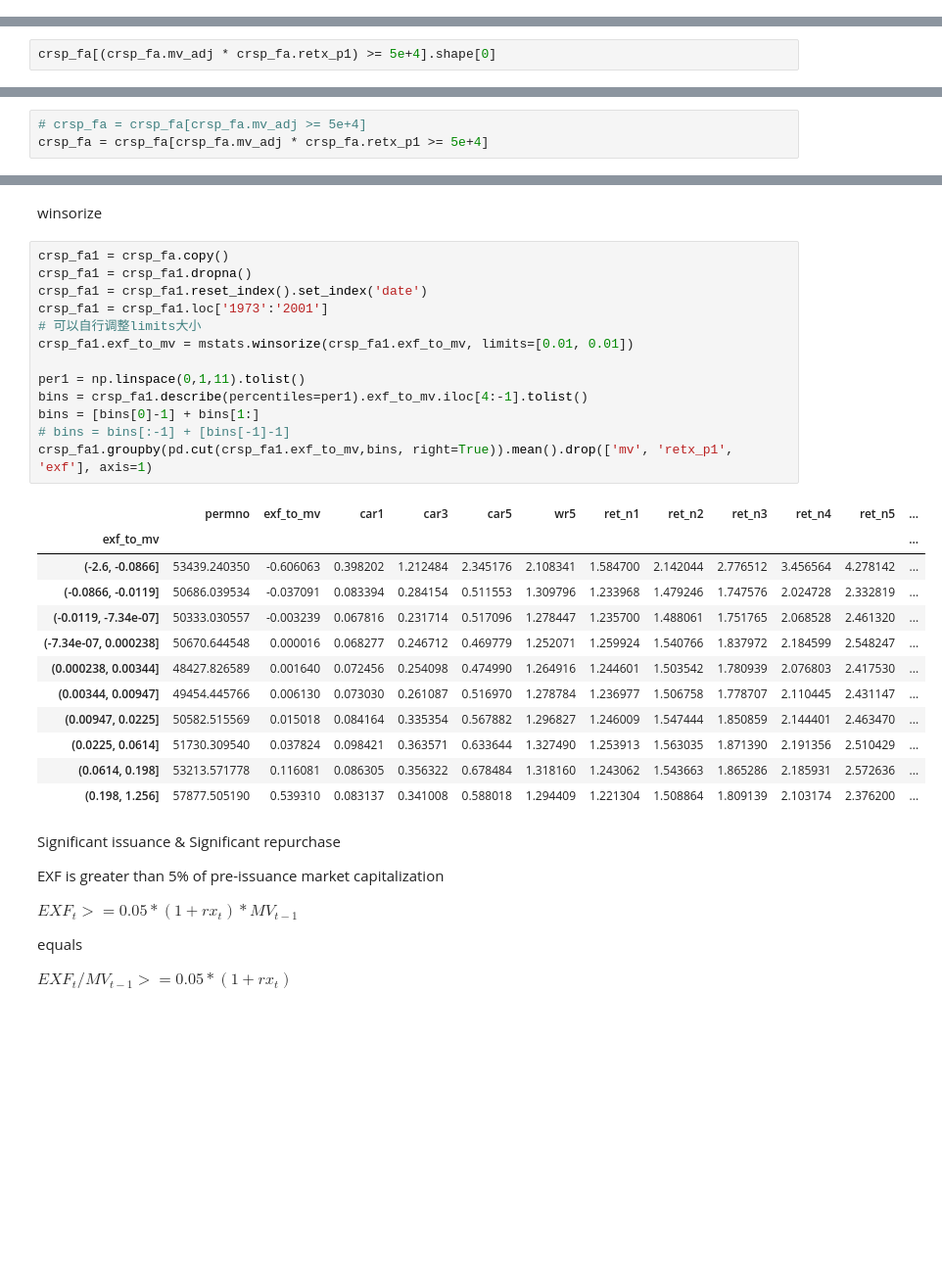
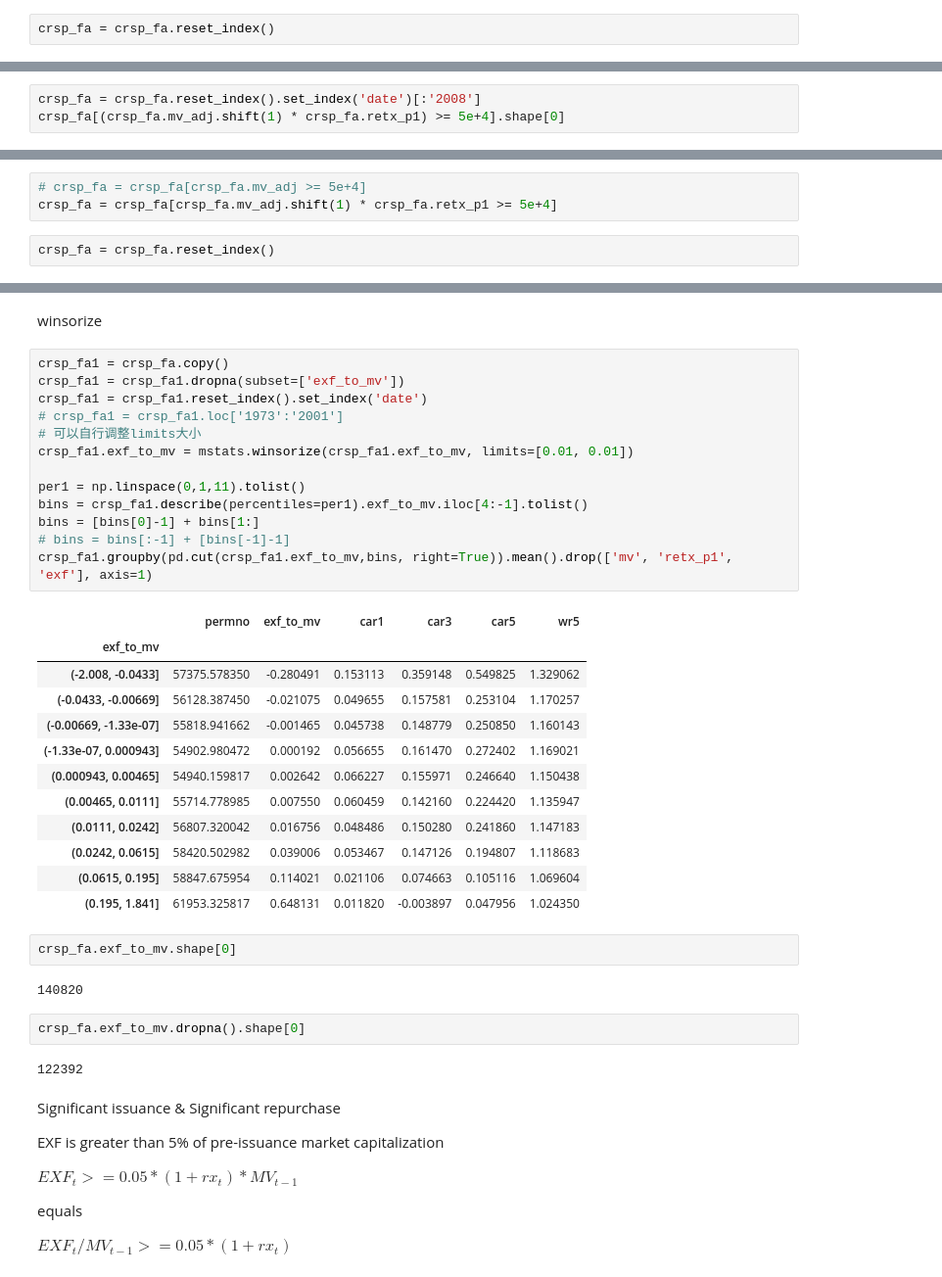
Before and after one commit to dxcv/strategy_research, a Jupyter notebook: wrds/calculate exf car wr 0.03.ipynb, the cells around one changed output, grey strips where cells are left out. Shown at 98% size. Saved outputs shown, nothing was run; the diff lists cells and outputs as text; blank space fills up the shorter version.

```diff
--- a/wrds/calculate exf car wr 0.03.ipynb
+++ b/wrds/calculate exf car wr 0.03.ipynb
@@ -83,3 +399,5 @@ crsp_fa = pd.read_csv('data/crsp_fa.zip',
+# %%
+crsp_fa = crsp_fa.reset_index()
 # %% [markdown]
 查看firm-years数量
 
@@ -89,5 +407,6 @@ ps:因为流通股数的单位默认是1000, 故mv_adj只需要大于50000即可
 # %% [output]
 145087
 # %%
-crsp_fa[(crsp_fa.mv_adj * crsp_fa.retx_p1) >= 5e+4].shape[0]
+crsp_fa = crsp_fa.reset_index().set_index('date')[:'2008']
+crsp_fa[(crsp_fa.mv_adj.shift(1) * crsp_fa.retx_p1) >= 5e+4].shape[0]
 # %% [output]
@@ -95,3 +414,5 @@ crsp_fa[(crsp_fa.mv_adj * crsp_fa.retx_p1) >= 5e+4].shape[0]
 # %%
 # crsp_fa = crsp_fa[crsp_fa.mv_adj >= 5e+4]
-crsp_fa = crsp_fa[crsp_fa.mv_adj * crsp_fa.retx_p1 >= 5e+4]
+crsp_fa = crsp_fa[crsp_fa.mv_adj.shift(1) * crsp_fa.retx_p1 >= 5e+4]
+# %%
+crsp_fa = crsp_fa.reset_index()
@@ -123,30 +453,38 @@ crsp_fa.head()
 winsorize
 # %%
 crsp_fa1 = crsp_fa.copy()
-crsp_fa1 = crsp_fa1.dropna()
+crsp_fa1 = crsp_fa1.dropna(subset=['exf_to_mv'])
 crsp_fa1 = crsp_fa1.reset_index().set_index('date')
-crsp_fa1 = crsp_fa1.loc['1973':'2001']
+# crsp_fa1 = crsp_fa1.loc['1973':'2001']
 # 可以自行调整limits大小
 crsp_fa1.exf_to_mv = mstats.winsorize(crsp_fa1.exf_to_mv, limits=[0.01, 0.01])
 
 per1 = np.linspace(0,1,11).tolist()
 bins = crsp_fa1.describe(percentiles=per1).exf_to_mv.iloc[4:-1].tolist()
 bins = [bins[0]-1] + bins[1:]
 # bins = bins[:-1] + [bins[-1]-1]
 crsp_fa1.groupby(pd.cut(crsp_fa1.exf_to_mv,bins, right=True)).mean().drop(['mv', 'retx_p1', 'exf'], axis=1)
 # %% [output]
-|  | permno | exf_to_mv | car1 | car3 | car5 | wr5 | ret_n1 | ret_n2 | ret_n3 | ret_n4 | ret_n5 | ... |
-| exf_to_mv |  |  |  |  |  |  |  |  |  |  |  | ... |
-| (-2.6, -0.0866] | 53439.240350 | -0.606063 | 0.398202 | 1.212484 | 2.345176 | 2.108341 | 1.584700 | 2.142044 | 2.776512 | 3.456564 | 4.278142 | ... |
-| (-0.0866, -0.0119] | 50686.039534 | -0.037091 | 0.083394 | 0.284154 | 0.511553 | 1.309796 | 1.233968 | 1.479246 | 1.747576 | 2.024728 | 2.332819 | ... |
-| (-0.0119, -7.34e-07] | 50333.030557 | -0.003239 | 0.067816 | 0.231714 | 0.517096 | 1.278447 | 1.235700 | 1.488061 | 1.751765 | 2.068528 | 2.461320 | ... |
-| (-7.34e-07, 0.000238] | 50670.644548 | 0.000016 | 0.068277 | 0.246712 | 0.469779 | 1.252071 | 1.259924 | 1.540766 | 1.837972 | 2.184599 | 2.548247 | ... |
-| (0.000238, 0.00344] | 48427.826589 | 0.001640 | 0.072456 | 0.254098 | 0.474990 | 1.264916 | 1.244601 | 1.503542 | 1.780939 | 2.076803 | 2.417530 | ... |
-| (0.00344, 0.00947] | 49454.445766 | 0.006130 | 0.073030 | 0.261087 | 0.516970 | 1.278784 | 1.236977 | 1.506758 | 1.778707 | 2.110445 | 2.431147 | ... |
-| (0.00947, 0.0225] | 50582.515569 | 0.015018 | 0.084164 | 0.335354 | 0.567882 | 1.296827 | 1.246009 | 1.547444 | 1.850859 | 2.144401 | 2.463470 | ... |
-| (0.0225, 0.0614] | 51730.309540 | 0.037824 | 0.098421 | 0.363571 | 0.633644 | 1.327490 | 1.253913 | 1.563035 | 1.871390 | 2.191356 | 2.510429 | ... |
-| (0.0614, 0.198] | 53213.571778 | 0.116081 | 0.086305 | 0.356322 | 0.678484 | 1.318160 | 1.243062 | 1.543663 | 1.865286 | 2.185931 | 2.572636 | ... |
-| (0.198, 1.256] | 57877.505190 | 0.539310 | 0.083137 | 0.341008 | 0.588018 | 1.294409 | 1.221304 | 1.508864 | 1.809139 | 2.103174 | 2.376200 | ... |
+|  | permno | exf_to_mv | car1 | car3 | car5 | wr5 |
+| exf_to_mv |  |  |  |  |  |  |
+| (-2.008, -0.0433] | 57375.578350 | -0.280491 | 0.153113 | 0.359148 | 0.549825 | 1.329062 |
+| (-0.0433, -0.00669] | 56128.387450 | -0.021075 | 0.049655 | 0.157581 | 0.253104 | 1.170257 |
+| (-0.00669, -1.33e-07] | 55818.941662 | -0.001465 | 0.045738 | 0.148779 | 0.250850 | 1.160143 |
+| (-1.33e-07, 0.000943] | 54902.980472 | 0.000192 | 0.056655 | 0.161470 | 0.272402 | 1.169021 |
+| (0.000943, 0.00465] | 54940.159817 | 0.002642 | 0.066227 | 0.155971 | 0.246640 | 1.150438 |
+| (0.00465, 0.0111] | 55714.778985 | 0.007550 | 0.060459 | 0.142160 | 0.224420 | 1.135947 |
+| (0.0111, 0.0242] | 56807.320042 | 0.016756 | 0.048486 | 0.150280 | 0.241860 | 1.147183 |
+| (0.0242, 0.0615] | 58420.502982 | 0.039006 | 0.053467 | 0.147126 | 0.194807 | 1.118683 |
+| (0.0615, 0.195] | 58847.675954 | 0.114021 | 0.021106 | 0.074663 | 0.105116 | 1.069604 |
+| (0.195, 1.841] | 61953.325817 | 0.648131 | 0.011820 | -0.003897 | 0.047956 | 1.024350 |
+# %%
+crsp_fa.exf_to_mv.shape[0]
+# %% [output]
+140820
+# %%
+crsp_fa.exf_to_mv.dropna().shape[0]
+# %% [output]
+122392
 # %% [markdown]
 Significant issuance & Significant repurchase
 
```
Also changed, not shown: parts of 46 cells of this notebook, 19 other files.
